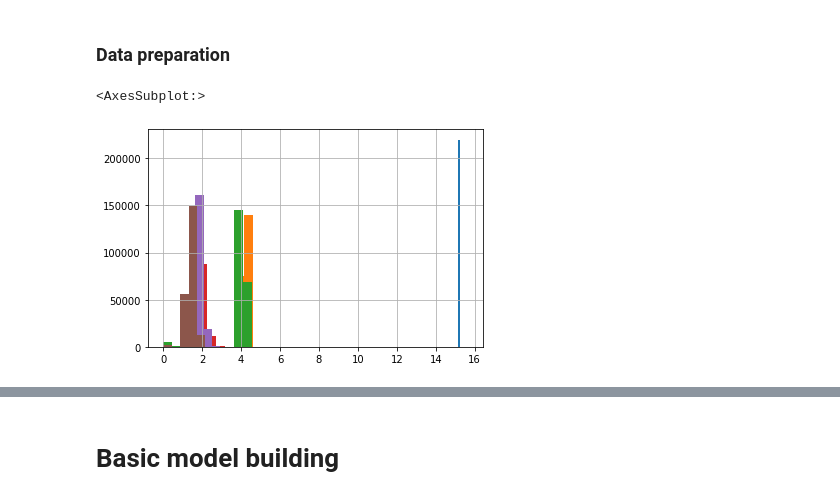
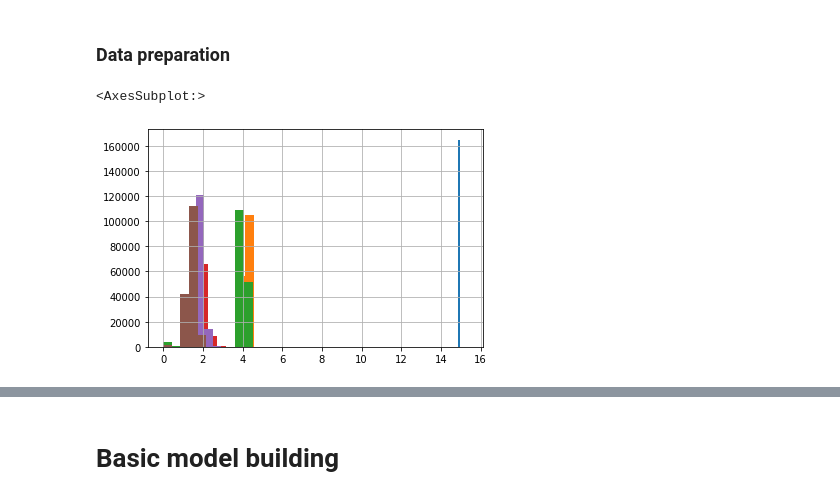
Before and after one commit to jmajurel/diamonds_project, a Jupyter notebook: diamonds_project.ipynb, the cells around one changed output, grey strips where cells are left out. Saved outputs shown, nothing was run; the diff lists cells and outputs as text; code cells hidden in the pictures.

```diff
--- a/diamonds_project.ipynb
+++ b/diamonds_project.ipynb
@@ -277,4 +293,4 @@ Index(['diamond_id', 'shape', 'size', 'color', 'clarity', 'symmetry', 'polish',
       dtype='object')
 # %%
-df2["is_expensive"] = df2["total_sales_price"].apply(lambda x: 1 if x > df2["total_sales_price"].mean() else 0)
+X_train_simplify["is_expensive"] = X_train_simplify["total_sales_price"].apply(lambda x: 1 if x > df2["total_sales_price"].mean() else 0)
 # %%
@@ -304,3 +323,3 @@ is_expensive
 # %%
-df2["is_big"] = df2["size"].apply(lambda x: 1 if x > df2["size"].mean() else 0)
+X_train_simplify["is_big"] = X_train_simplify["size"].apply(lambda x: 1 if x > X_train_simplify["size"].mean() else 0)
 # %%
@@ -352,41 +373,44 @@ is_expensive            0
 is_big                  0
 dtype: int64
 # %%
-df2.groupby(['color']).count()
+X_full_train_simplify.groupby(['color']).count()
 
-df2.color = df2.color.fillna("E") #fill color with most common one
+X_train_simplify.color = X_train_simplify.color.fillna("E") #fill color with most common one
 # %%
-df2.groupby(['fluor_intensity']).count()
-df2.fluor_intensity = df2.fluor_intensity.fillna("Faint") #fill Faint most common one
+X_full_train_simplify = X_train_simplify
+X_full_train_simplify["total_sales_price"] = y_train
+
+X_full_train_simplify.groupby(['fluor_intensity']).count()
+X_train_simplify.fluor_intensity = X_train_simplify.fluor_intensity.fillna("Faint") #fill Faint most common one
 # %% [markdown]
 ### Data preparation
 # %%
 #normalized keeping value in a short range
 
 #normalized log norm of size
-df2['norm_size'] =np.log(df2.size + 1)
-df2['norm_size'].hist()
+X_train_simplify['norm_size'] =np.log(X_train_simplify.size + 1)
+X_train_simplify['norm_size'].hist()
 
 #normalized log of depth_percent
-df2["norm_depth_percent"] = np.log(df2.depth_percent + 1)
-df2["norm_depth_percent"].hist()
+X_train_simplify["norm_depth_percent"] = np.log(X_train_simplify.depth_percent + 1)
+X_train_simplify["norm_depth_percent"].hist()
 
 #normalized log of meas_depth
-df2["norm_table_percent"] = np.log(df2.table_percent + 1)
-df2["norm_table_percent"].hist()
+X_train_simplify["norm_table_percent"] = np.log(X_train_simplify.table_percent + 1)
+X_train_simplify["norm_table_percent"].hist()
 
 #normalized log of meas_length
-df2["norm_meas_length"] = np.log(df2.meas_length + 1)
-df2["norm_meas_length"].hist()
+X_train_simplify["norm_meas_length"] = np.log(X_train_simplify.meas_length + 1)
+X_train_simplify["norm_meas_length"].hist()
 
 #normalized log of meas_width
-df2["norm_meas_width"] = np.log(df2.meas_width + 1)
-df2["norm_meas_width"].hist()
+X_train_simplify["norm_meas_width"] = np.log(X_train_simplify.meas_width + 1)
+X_train_simplify["norm_meas_width"].hist()
 
 #normalized log of meas_depth
-df2["norm_meas_depth"] = np.log(df2.meas_depth + 1)
-df2["norm_meas_depth"].hist()
+X_train_simplify["norm_meas_depth"] = np.log(X_train_simplify.meas_depth + 1)
+X_train_simplify["norm_meas_depth"].hist()
 # %% [output]
 <AxesSubplot:>
-[figure, old version]
+[figure, new version]
 # %%
```
Also changed, not shown: parts of 32 cells of this notebook.
